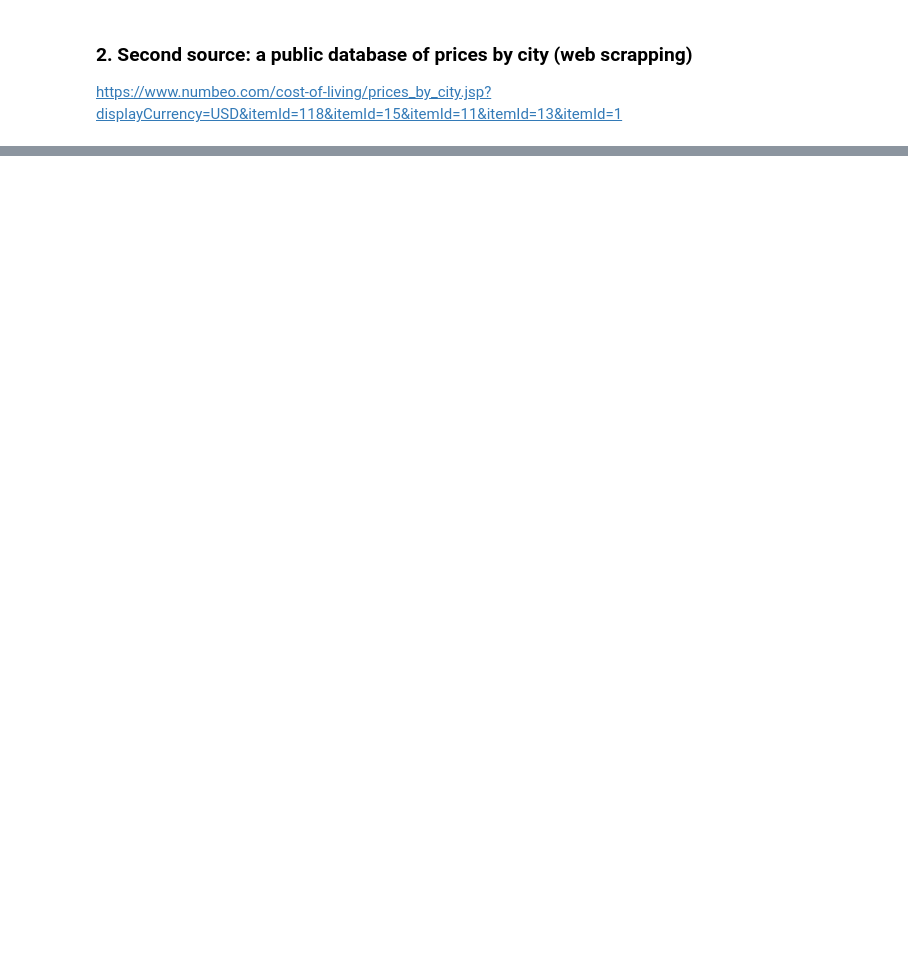
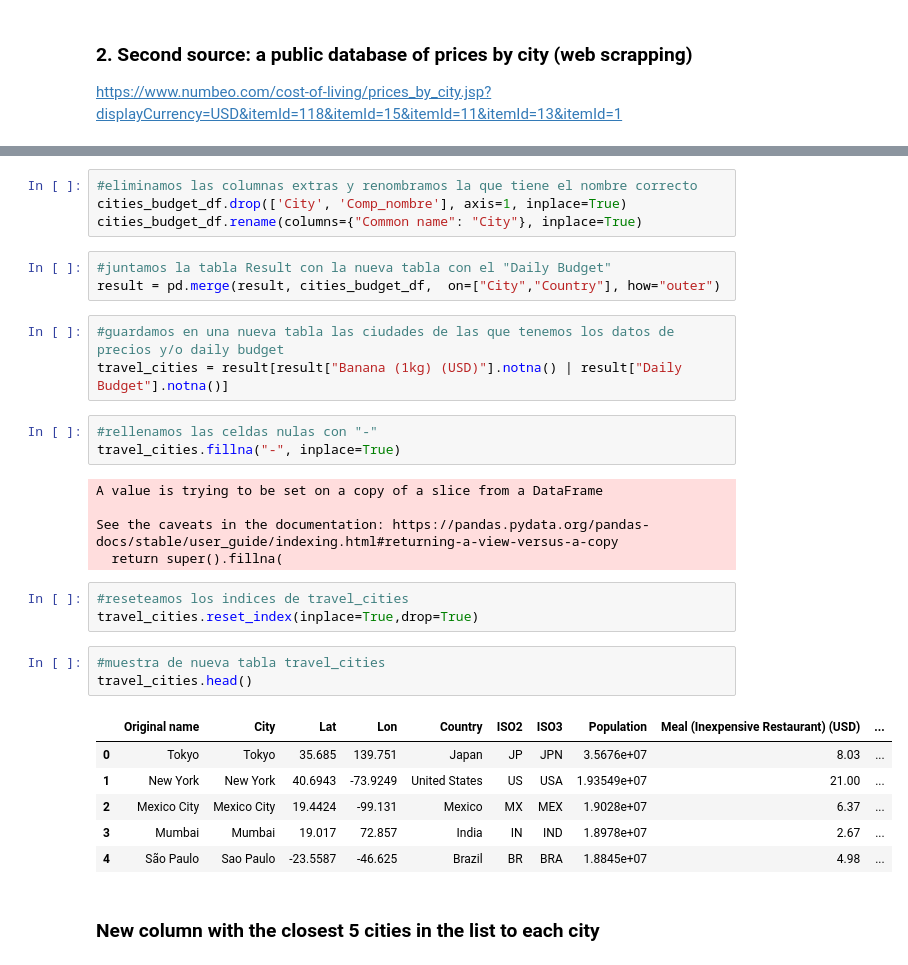
Before and after one commit to smunozan/datamex_082020, a Jupyter notebook: module-1/web-project/your-code/main.ipynb, the cells around one changed output, grey strips where cells are left out. Saved outputs shown, nothing was run; the diff lists cells and outputs as text; blank space fills up the shorter version.

```diff
--- a/module-1/web-project/your-code/main.ipynb
+++ b/module-1/web-project/your-code/main.ipynb
@@ -250,0 +264,33 @@ result.drop
+# %%
+#eliminamos las columnas extras y renombramos la que tiene el nombre correcto
+cities_budget_df.drop(['City', 'Comp_nombre'], axis=1, inplace=True)
+cities_budget_df.rename(columns={"Common name": "City"}, inplace=True)
+# %%
+#juntamos la tabla Result con la nueva tabla con el "Daily Budget"
+result = pd.merge(result, cities_budget_df,  on=["City","Country"], how="outer")
+# %%
+#guardamos en una nueva tabla las ciudades de las que tenemos los datos de precios y/o daily budget
+travel_cities = result[result["Banana (1kg) (USD)"].notna() | result["Daily Budget"].notna()]
+# %%
+#rellenamos las celdas nulas con "-"
+travel_cities.fillna("-", inplace=True)
+# %% [output]
+A value is trying to be set on a copy of a slice from a DataFrame
+
+See the caveats in the documentation: https://pandas.pydata.org/pandas-docs/stable/user_guide/indexing.html#returning-a-view-versus-a-copy
+  return super().fillna(
+# %%
+#reseteamos los indices de travel_cities
+travel_cities.reset_index(inplace=True,drop=True)
+# %%
+#muestra de nueva tabla travel_cities
+travel_cities.head()
+# %% [output]
+|  | Original name | City | Lat | Lon | Country | ISO2 | ISO3 | Population | Meal (Inexpensive Restaurant) (USD) | ... |
+| 0 | Tokyo | Tokyo | 35.685 | 139.751 | Japan | JP | JPN | 3.5676e+07 | 8.03 | ... |
+| 1 | New York | New York | 40.6943 | -73.9249 | United States | US | USA | 1.93549e+07 | 21.00 | ... |
+| 2 | Mexico City | Mexico City | 19.4424 | -99.131 | Mexico | MX | MEX | 1.9028e+07 | 6.37 | ... |
+| 3 | Mumbai | Mumbai | 19.017 | 72.857 | India | IN | IND | 1.8978e+07 | 2.67 | ... |
+| 4 | São Paulo | Sao Paulo | -23.5587 | -46.625 | Brazil | BR | BRA | 1.8845e+07 | 4.98 | ... |
+# %% [markdown]
+### New column with the closest 5 cities in the list to each city
```
Also changed, not shown: parts of 84 cells of this notebook, 10 other files.
